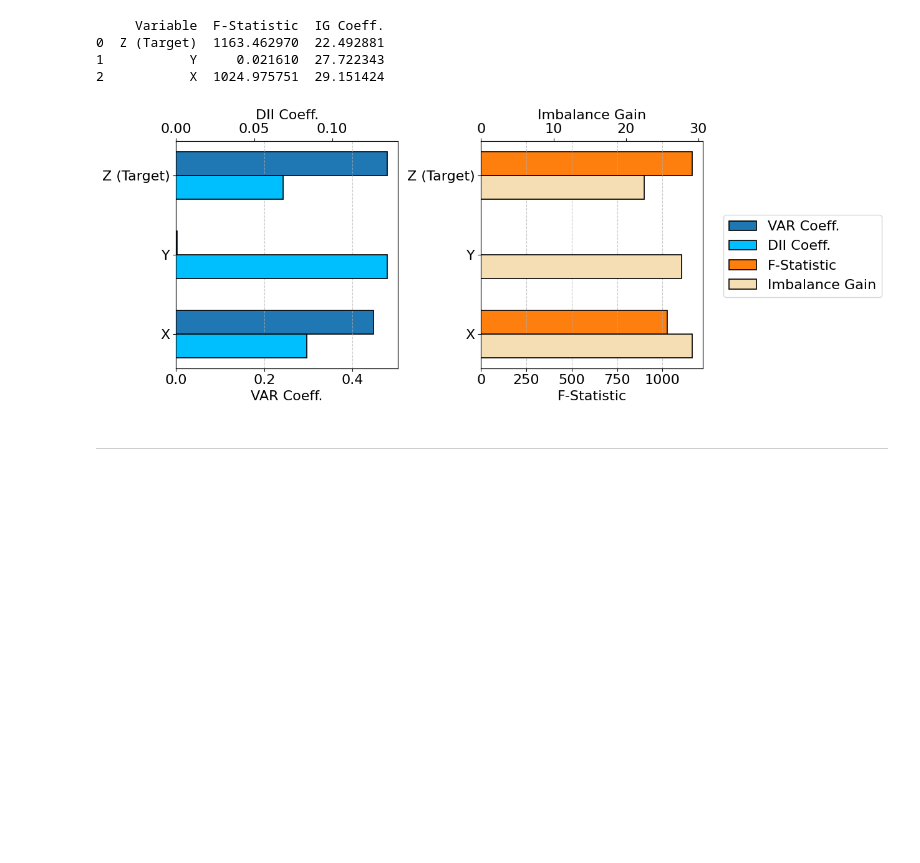
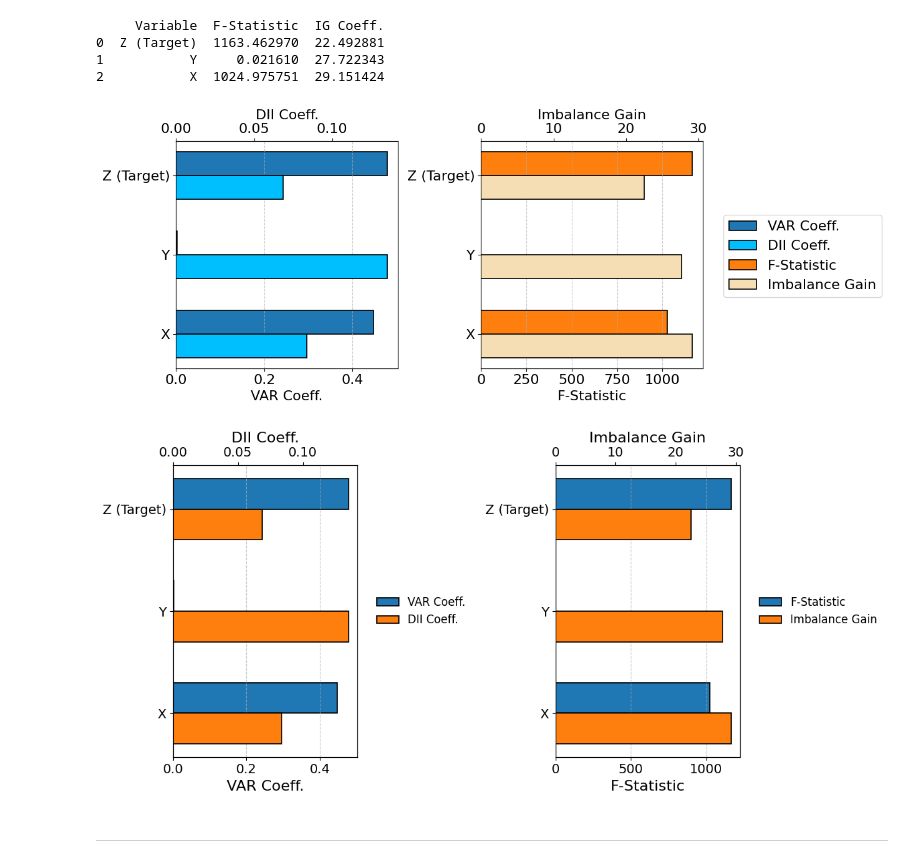
Before and after one commit to SaveChris/EUA_Volatility_DII_p, a Jupyter notebook: SRC/#Sec3_Methodology.ipynb, the cells around one changed output. Saved outputs shown, nothing was run; the diff lists cells and outputs as text; code cells hidden in the pictures; blank space fills up the shorter version.

Commit message:
adding another plot version

```diff
--- a/SRC/#Sec3_Methodology.ipynb
+++ b/SRC/#Sec3_Methodology.ipynb
@@ -241,5 +241,97 @@ plt.tight_layout()
 plt.show()
 # %% [output]
 [figure]
+# %%
+variables = target_coef['Variable']
+indices = np.arange(len(variables))
+bar_width = 0.3
+
+fig, axes = plt.subplots(1, 2, figsize=(12, 6))
+
+bar_kwargs = {"edgecolor": "black", "linewidth": 1.2}
+
+# Left Panel
+ax1 = axes[0]
+ax2 = ax1.twiny()
+
+bar1 = ax1.barh(
+    indices - bar_width / 2,
+    target_coef["VAR Coeff."],
+    bar_width,
+    color='tab:blue',
+    label="VAR Coeff.",
+    **bar_kwargs
+)
+
+bar2 = ax2.barh(
+    indices + bar_width / 2,
+    df_DII_toy["DII Coeff."],
+    bar_width,
+    color='tab:orange',
+    label="DII Coeff.",
+    **bar_kwargs
+)
+
+ax1.set_xlabel("VAR Coeff.", fontsize=16)
+ax2.set_xlabel("DII Coeff.", fontsize=16)
+ax1.set_yticks(indices)
+ax1.set_yticklabels(variables, fontsize=14)
+ax1.invert_yaxis()
+ax1.grid(axis='x', linestyle='--', alpha=0.7)
+
+ax1.tick_params(axis='x', labelsize=14)
+ax2.tick_params(axis='x', labelsize=14)
+
+# Right Panel
+variables = causality_results_df['Variable']
+ax3 = axes[1]
+ax4 = ax3.twiny()
+
+bar3 = ax3.barh(
+    indices - bar_width / 2,
+    causality_results_df["F-Statistic"],
+    bar_width,
+    color='tab:blue',
+    label="F-Statistic",
+    **bar_kwargs
+)
+
+bar4 = ax4.barh(
+    indices + bar_width / 2,
+    df_IG_toy["IG Coeff."],
+    bar_width,
+    color='tab:orange',
+    label="Imbalance Gain",
+    **bar_kwargs
+)
+
+ax3.set_xlabel("F-Statistic", fontsize=16)
+ax4.set_xlabel("Imbalance Gain", fontsize=16)
+ax3.set_yticks(indices)
+ax3.set_yticklabels(variables, fontsize=14)
+ax3.invert_yaxis()
+ax3.grid(axis='x', linestyle='--', alpha=0.7)
+
+ax3.tick_params(axis='x', labelsize=14)
+ax4.tick_params(axis='x', labelsize=14)
+
+# Legend Configuration
+handles_left = [bar1, bar2]
+labels_left = ["VAR Coeff.", "DII Coeff."]
+handles_right = [bar3, bar4]
+labels_right = ["F-Statistic", "Imbalance Gain"]
+
+# Move legends to the **right** of each pane
+axes[0].legend(
+    handles_left, labels_left, loc='center left', bbox_to_anchor=(1.05, 0.5), fontsize=12, frameon=False
+)
+axes[1].legend(
+    handles_right, labels_right, loc='center left', bbox_to_anchor=(1.05, 0.5), fontsize=12, frameon=False
+)
+
+plt.tight_layout(rect=[0, 0, 1, 0.95])  # Adjust space for legends
+plt.show()
+# %% [output]
+[figure, added]
 # %% [markdown]
 ***
```
Also changed, not shown: parts of 1 cell of this notebook.
